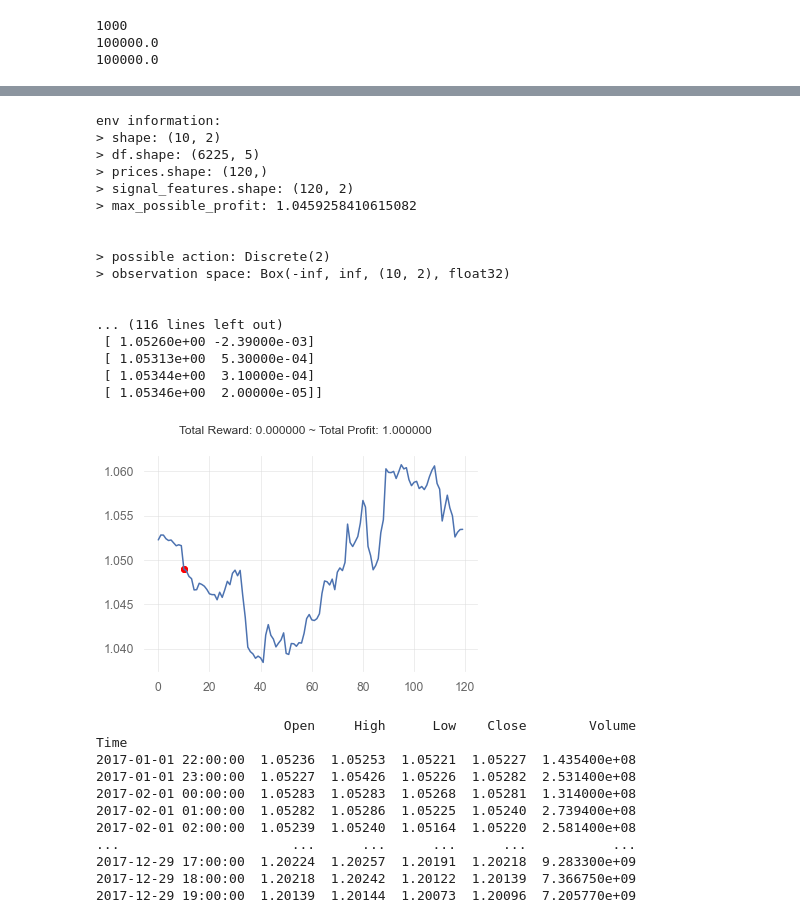
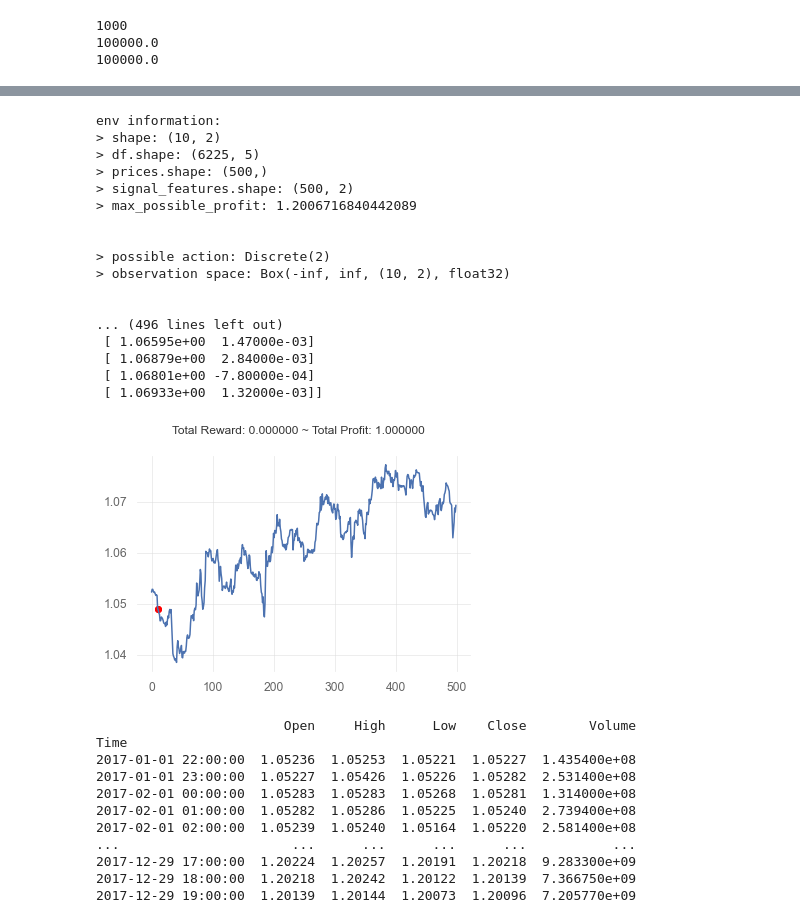
Before and after one commit to dhupee/MetaNgepet, a Jupyter notebook: MetaNgepet.ipynb, the cells around one changed output, grey strips where cells are left out. Saved outputs shown, nothing was run; the diff lists cells and outputs as text; code cells hidden in the pictures.

```diff
--- a/MetaNgepet.ipynb
+++ b/MetaNgepet.ipynb
@@ -156,47 +159,47 @@ Display obtained data 'as is'
 env = gym.make('forex-v0',
                df = FOREX_EURUSD_1H_ASK,
                window_size = 10,
-               frame_bound = (10, 120), #Max 6225 Rows of data
+               frame_bound = (10, 500), #Max 6225 Rows of data
                unit_side = 'right')
 
 seed = 42
 env.seed(seed)
 eps = np.finfo(np.float32).eps.item()
 
 print()
 print("env information:")
 print("> shape:", env.shape)
 print("> df.shape:", env.df.shape)
 print("> prices.shape:", env.prices.shape)
 print("> signal_features.shape:", env.signal_features.shape)
 print("> max_possible_profit:", env.max_possible_profit())
 print("\n")
 print("> possible action:", env.action_space)
 print("> observation space:", env.observation_space)
 print("\n")
 print("> signal features: ", env.signal_features)
 
 env.reset() # Uncomment if you need it.
 env.render()
 # %% [output]
 env information:
 > shape: (10, 2)
 > df.shape: (6225, 5)
-> prices.shape: (120,)
-> signal_features.shape: (120, 2)
-> max_possible_profit: 1.0459258410615082
+> prices.shape: (500,)
+> signal_features.shape: (500, 2)
+> max_possible_profit: 1.2006716840442089
 
 
 > possible action: Discrete(2)
 > observation space: Box(-inf, inf, (10, 2), float32)
 
 
-... (116 lines left out)
- [ 1.05260e+00 -2.39000e-03]
- [ 1.05313e+00  5.30000e-04]
- [ 1.05344e+00  3.10000e-04]
- [ 1.05346e+00  2.00000e-05]]
+... (496 lines left out)
+ [ 1.06595e+00  1.47000e-03]
+ [ 1.06879e+00  2.84000e-03]
+ [ 1.06801e+00 -7.80000e-04]
+ [ 1.06933e+00  1.32000e-03]]
-[figure, old version]
+[figure, new version]
 # %%
 print(env.df)
 print("\n")
```
Also changed, not shown: parts of 3 cells of this notebook, 9 other files.
